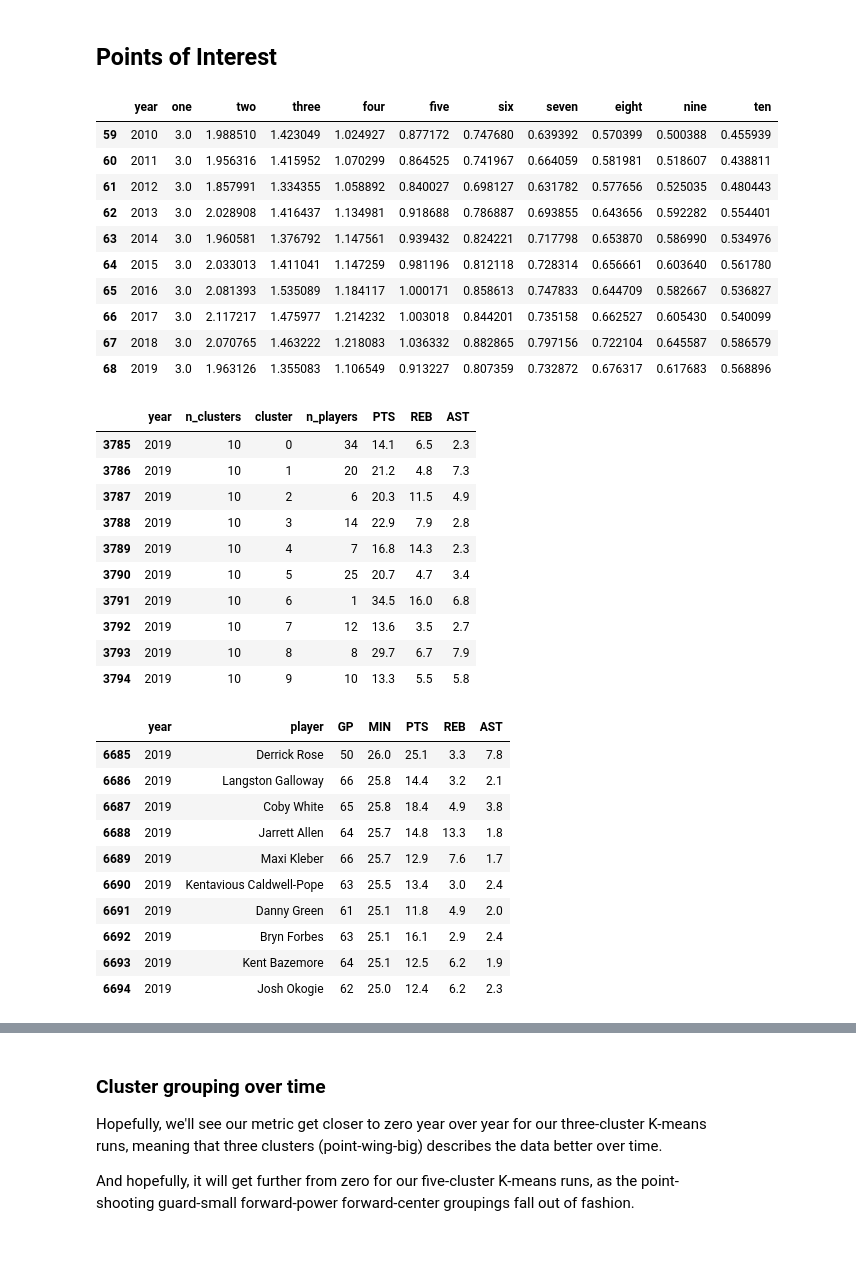
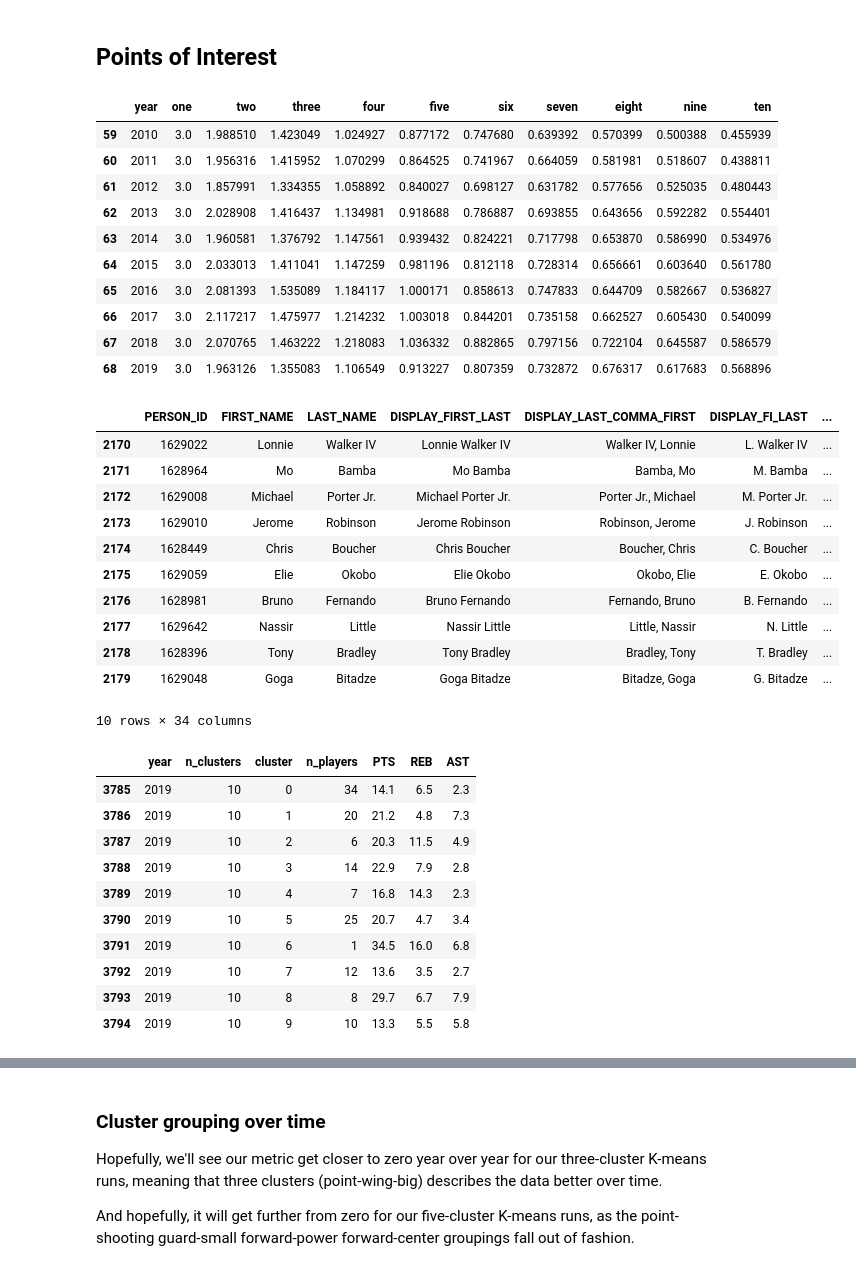
Before and after one commit to moshea93/K-Means-Player-Groupings, a Jupyter notebook: K-Means.ipynb, the cells around one changed output, grey strips where cells are left out. Drawn from its saved outputs; the diff is of its cells as text; code cells hidden in the pictures.

```diff
--- a/K-Means.ipynb
+++ b/K-Means.ipynb
@@ -19,6 +19,7 @@ import seaborn as sns
 plt.style.use('fivethirtyeight')
 
 pd.set_option('display.max_rows', 400)
+pd.set_option('display.max_columns', 50)
 from IPython.core.interactiveshell import InteractiveShell
 InteractiveShell.ast_node_interactivity = "all"
 # %%
@@ -320,48 +318,52 @@ Working on 2019...
 # %%
 InteractiveShell.ast_node_interactivity = "all"
 
-results = pd.read_csv('k_means_results.csv')
-results.tail(10)
+k_means_results = pd.read_csv('k_means_results.csv')
+k_means_results.tail(10)
+
+player_bios = pd.read_csv('player_bios.csv')
+player_bios.tail(10)
 
 centroids = pd.read_csv('centroid_results.csv')
 centroids.tail(10)
 
-players = pd.read_csv('player_per_36_stats.csv')
-players.tail(10)
+per_36_stats = pd.read_csv('player_per_36_stats.csv')
+per_36_stats.tail(10)
 
 player_clusters = pd.read_csv('player_clusters.csv')
 player_clusters.tail(10)
 # %% [output]
 |  | year | one | two | three | four | five | six | seven | eight | nine | ten |
 | 59 | 2010 | 3.0 | 1.988510 | 1.423049 | 1.024927 | 0.877172 | 0.747680 | 0.639392 | 0.570399 | 0.500388 | 0.455939 |
 | 60 | 2011 | 3.0 | 1.956316 | 1.415952 | 1.070299 | 0.864525 | 0.741967 | 0.664059 | 0.581981 | 0.518607 | 0.438811 |
 | 61 | 2012 | 3.0 | 1.857991 | 1.334355 | 1.058892 | 0.840027 | 0.698127 | 0.631782 | 0.577656 | 0.525035 | 0.480443 |
 | 62 | 2013 | 3.0 | 2.028908 | 1.416437 | 1.134981 | 0.918688 | 0.786887 | 0.693855 | 0.643656 | 0.592282 | 0.554401 |
 | 63 | 2014 | 3.0 | 1.960581 | 1.376792 | 1.147561 | 0.939432 | 0.824221 | 0.717798 | 0.653870 | 0.586990 | 0.534976 |
 | 64 | 2015 | 3.0 | 2.033013 | 1.411041 | 1.147259 | 0.981196 | 0.812118 | 0.728314 | 0.656661 | 0.603640 | 0.561780 |
 | 65 | 2016 | 3.0 | 2.081393 | 1.535089 | 1.184117 | 1.000171 | 0.858613 | 0.747833 | 0.644709 | 0.582667 | 0.536827 |
 | 66 | 2017 | 3.0 | 2.117217 | 1.475977 | 1.214232 | 1.003018 | 0.844201 | 0.735158 | 0.662527 | 0.605430 | 0.540099 |
 | 67 | 2018 | 3.0 | 2.070765 | 1.463222 | 1.218083 | 1.036332 | 0.882865 | 0.797156 | 0.722104 | 0.645587 | 0.586579 |
 | 68 | 2019 | 3.0 | 1.963126 | 1.355083 | 1.106549 | 0.913227 | 0.807359 | 0.732872 | 0.676317 | 0.617683 | 0.568896 |
-|  | year | n_clusters | cluster | n_players | PTS | REB | AST |
-| 3785 | 2019 | 10 | 0 | 34 | 14.1 | 6.5 | 2.3 |
-| 3786 | 2019 | 10 | 1 | 20 | 21.2 | 4.8 | 7.3 |
-| 3787 | 2019 | 10 | 2 | 6 | 20.3 | 11.5 | 4.9 |
-| 3788 | 2019 | 10 | 3 | 14 | 22.9 | 7.9 | 2.8 |
-| 3789 | 2019 | 10 | 4 | 7 | 16.8 | 14.3 | 2.3 |
-| 3790 | 2019 | 10 | 5 | 25 | 20.7 | 4.7 | 3.4 |
-| 3791 | 2019 | 10 | 6 | 1 | 34.5 | 16.0 | 6.8 |
-| 3792 | 2019 | 10 | 7 | 12 | 13.6 | 3.5 | 2.7 |
-| 3793 | 2019 | 10 | 8 | 8 | 29.7 | 6.7 | 7.9 |
-| 3794 | 2019 | 10 | 9 | 10 | 13.3 | 5.5 | 5.8 |
+|  | PERSON_ID | FIRST_NAME | LAST_NAME | DISPLAY_FIRST_LAST | DISPLAY_LAST_COMMA_FIRST | DISPLAY_FI_LAST | ... |
+| 2170 | 1629022 | Lonnie | Walker IV | Lonnie Walker IV | Walker IV, Lonnie | L. Walker IV | ... |
+| 2171 | 1628964 | Mo | Bamba | Mo Bamba | Bamba, Mo | M. Bamba | ... |
+| 2172 | 1629008 | Michael | Porter Jr. | Michael Porter Jr. | Porter Jr., Michael | M. Porter Jr. | ... |
+| 2173 | 1629010 | Jerome | Robinson | Jerome Robinson | Robinson, Jerome | J. Robinson | ... |
+| 2174 | 1628449 | Chris | Boucher | Chris Boucher | Boucher, Chris | C. Boucher | ... |
+| 2175 | 1629059 | Elie | Okobo | Elie Okobo | Okobo, Elie | E. Okobo | ... |
+| 2176 | 1628981 | Bruno | Fernando | Bruno Fernando | Fernando, Bruno | B. Fernando | ... |
+| 2177 | 1629642 | Nassir | Little | Nassir Little | Little, Nassir | N. Little | ... |
+| 2178 | 1628396 | Tony | Bradley | Tony Bradley | Bradley, Tony | T. Bradley | ... |
+| 2179 | 1629048 | Goga | Bitadze | Goga Bitadze | Bitadze, Goga | G. Bitadze | ... |
+10 rows × 34 columns
-|  | year | player | GP | MIN | PTS | REB | AST |
-| 6685 | 2019 | Derrick Rose | 50 | 26.0 | 25.1 | 3.3 | 7.8 |
-| 6686 | 2019 | Langston Galloway | 66 | 25.8 | 14.4 | 3.2 | 2.1 |
-| 6687 | 2019 | Coby White | 65 | 25.8 | 18.4 | 4.9 | 3.8 |
-| 6688 | 2019 | Jarrett Allen | 64 | 25.7 | 14.8 | 13.3 | 1.8 |
-| 6689 | 2019 | Maxi Kleber | 66 | 25.7 | 12.9 | 7.6 | 1.7 |
-| 6690 | 2019 | Kentavious Caldwell-Pope | 63 | 25.5 | 13.4 | 3.0 | 2.4 |
-| 6691 | 2019 | Danny Green | 61 | 25.1 | 11.8 | 4.9 | 2.0 |
-| 6692 | 2019 | Bryn Forbes | 63 | 25.1 | 16.1 | 2.9 | 2.4 |
-| 6693 | 2019 | Kent Bazemore | 64 | 25.1 | 12.5 | 6.2 | 1.9 |
-| 6694 | 2019 | Josh Okogie | 62 | 25.0 | 12.4 | 6.2 | 2.3 |
+|  | year | n_clusters | cluster | n_players | PTS | REB | AST |
+| 3785 | 2019 | 10 | 0 | 34 | 14.1 | 6.5 | 2.3 |
+| 3786 | 2019 | 10 | 1 | 20 | 21.2 | 4.8 | 7.3 |
+| 3787 | 2019 | 10 | 2 | 6 | 20.3 | 11.5 | 4.9 |
+| 3788 | 2019 | 10 | 3 | 14 | 22.9 | 7.9 | 2.8 |
+| 3789 | 2019 | 10 | 4 | 7 | 16.8 | 14.3 | 2.3 |
+| 3790 | 2019 | 10 | 5 | 25 | 20.7 | 4.7 | 3.4 |
+| 3791 | 2019 | 10 | 6 | 1 | 34.5 | 16.0 | 6.8 |
+| 3792 | 2019 | 10 | 7 | 12 | 13.6 | 3.5 | 2.7 |
+| 3793 | 2019 | 10 | 8 | 8 | 29.7 | 6.7 | 7.9 |
+| 3794 | 2019 | 10 | 9 | 10 | 13.3 | 5.5 | 5.8 |
```
Also changed, not shown: parts of 9 cells of this notebook.
